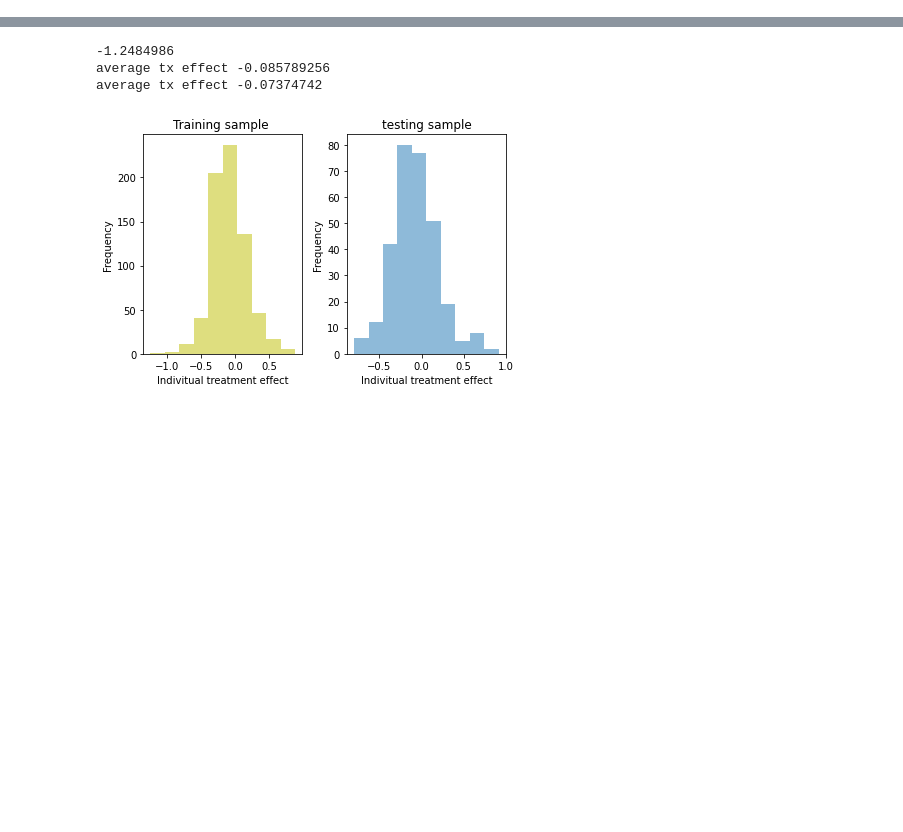
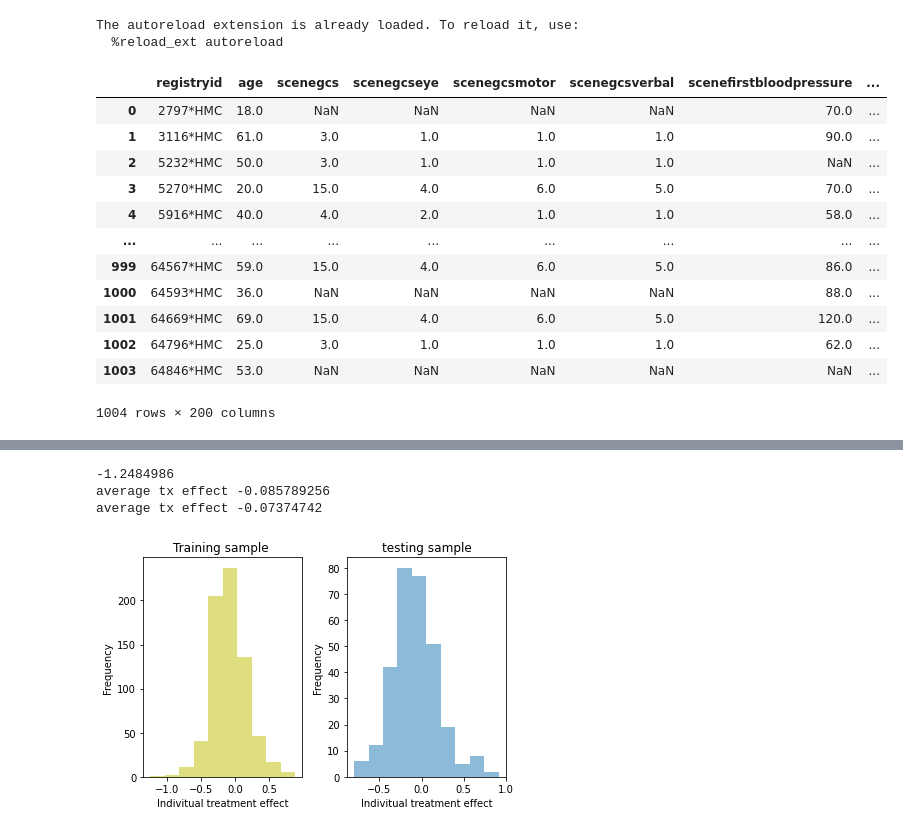
Before and after one commit to q8888620002/Explain_CATE, a Jupyter notebook: massive_trans.ipynb, the cells around one changed output, grey strips where cells are left out. Drawn from its saved outputs; the diff is of its cells as text; code cells hidden in the pictures; blank space fills up the shorter version.

```diff
--- a/massive_trans.ipynb
+++ b/massive_trans.ipynb
@@ -14,9 +14,7 @@ import torch
 from scipy import stats
 from shapreg import shapley, games, removal, shapley_sampling
 from sklearn.impute import SimpleImputer
-from sklearn import prepromarcopol
-cessing, model_selection
-
+from sklearn import  preprocessing, model_selection
 
 from captum.attr import (
     DeepLift,
@@ -35,6 +33,9 @@ if module_path not in sys.path:
     sys.path.append(module_path)
 
 import catenets.models.torch.pseudo_outcome_nets as cate_models_masks
+# %% [output]
+The autoreload extension is already loaded. To reload it, use:
+  %reload_ext autoreload
 # %%
 def plot_feature_values(feature_values):
 
@@ -74,6 +75,24 @@ def normalize_data(X):
     X = (X - np.min(X, axis=0)) / (np.max(X, axis=0) - np.min(X, axis=0))
 
     return X
+# %%
+fluid_cohort = pd.read_pickle("data/low_bp_survival.pkl")
+
+fluid_cohort
+# %% [output]
+|  | registryid | age | scenegcs | scenegcseye | scenegcsmotor | scenegcsverbal | scenefirstbloodpressure | ... |
+| 0 | 2797*HMC | 18.0 | NaN | NaN | NaN | NaN | 70.0 | ... |
+| 1 | 3116*HMC | 61.0 | 3.0 | 1.0 | 1.0 | 1.0 | 90.0 | ... |
+| 2 | 5232*HMC | 50.0 | 3.0 | 1.0 | 1.0 | 1.0 | NaN | ... |
+| 3 | 5270*HMC | 20.0 | 15.0 | 4.0 | 6.0 | 5.0 | 70.0 | ... |
+| 4 | 5916*HMC | 40.0 | 4.0 | 2.0 | 1.0 | 1.0 | 58.0 | ... |
+| ... | ... | ... | ... | ... | ... | ... | ... | ... |
+| 999 | 64567*HMC | 59.0 | 15.0 | 4.0 | 6.0 | 5.0 | 86.0 | ... |
+| 1000 | 64593*HMC | 36.0 | NaN | NaN | NaN | NaN | 88.0 | ... |
+| 1001 | 64669*HMC | 69.0 | 15.0 | 4.0 | 6.0 | 5.0 | 120.0 | ... |
+| 1002 | 64796*HMC | 25.0 | 3.0 | 1.0 | 1.0 | 1.0 | 62.0 | ... |
+| 1003 | 64846*HMC | 53.0 | NaN | NaN | NaN | NaN | NaN | ... |
+1004 rows × 200 columns
 # %%
 #### filtering out procedure
 
```
Also changed, not shown: parts of 2 cells of this notebook, 6 other files.
